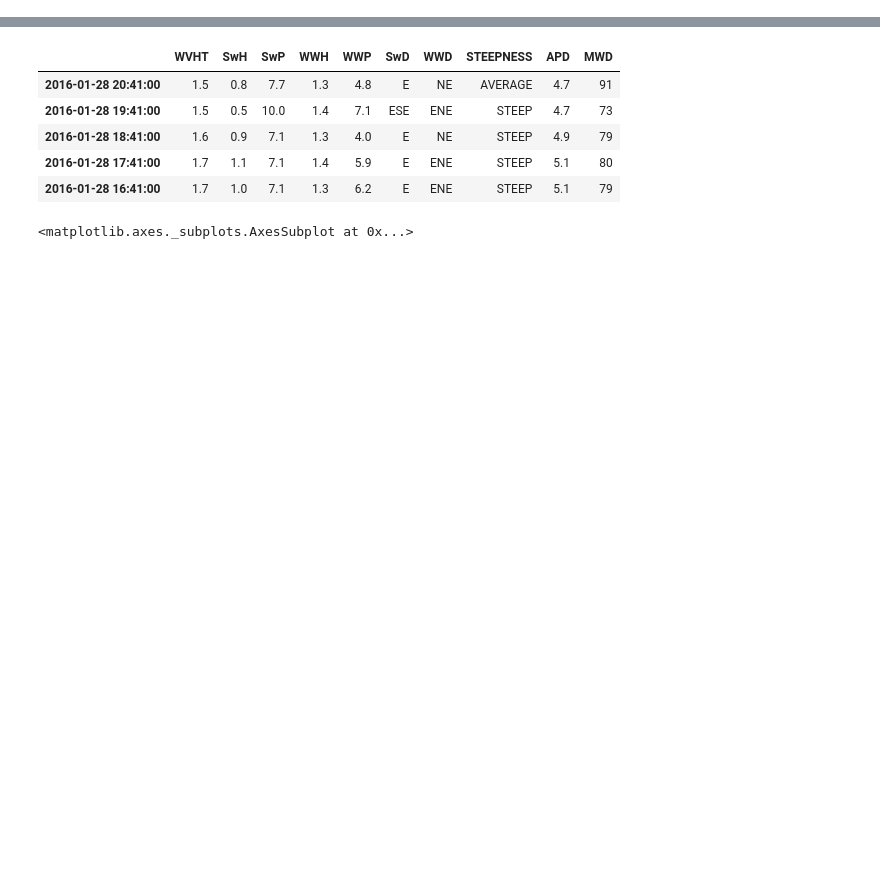
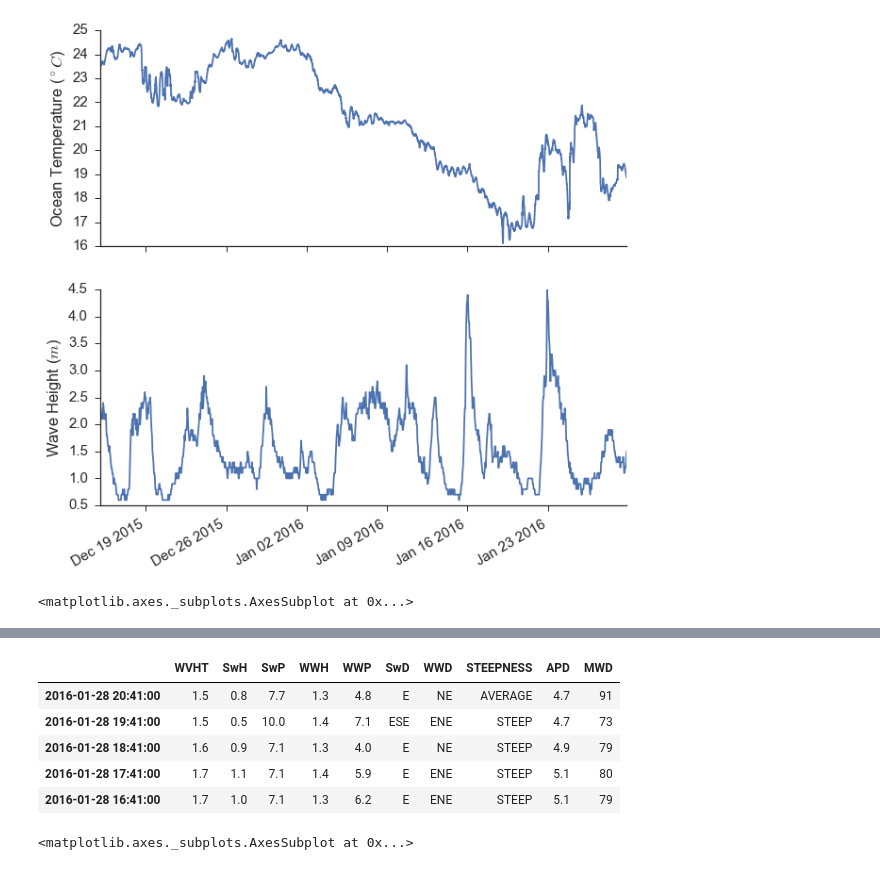
Before and after one commit to nickc1/buoypy, a Jupyter notebook: scripts/buoy_data_analysis.ipynb, the cells around one changed output, grey strips where cells are left out. Saved outputs shown, nothing was run; the diff lists cells and outputs as text; code cells hidden in the pictures; blank space fills up the shorter version.

```diff
--- a/scripts/buoy_data_analysis.ipynb
+++ b/scripts/buoy_data_analysis.ipynb
@@ -65,2 +112,4 @@ reload(bp)
 # %%
-rt = bp.realtime()
+rt = bp.realtime(41013)
+ocean_data = rt.get_ocean()
+wave_data = rt.get_spec()
@@ -68,0 +137,18 @@ df = rt.get_spec(41013)
+# %%
+fig,ax = plt.subplots(2,1,figsize = (10,10),sharex=True)
+
+ocean_data['OTMP'].plot(ax=ax[0])
+sns.despine()
+wave_data['WVHT'].plot(ax=ax[1])
+sns.despine()
+
+ax[0].set_ylabel('Ocean Temperature ($^\circ C$)')
+ax[1].set_ylabel('Wave Height ($m$)')
+
+plt.savefig('../figures/realtime.png',bbox_inches='tight')
+# %% [output]
+[figure, added]
+# %%
+df.WVHT.plot()
+# %% [output]
+<matplotlib.axes._subplots.AxesSubplot at 0x...>
```
Also changed, not shown: parts of 32 cells of this notebook, 3 other files.
